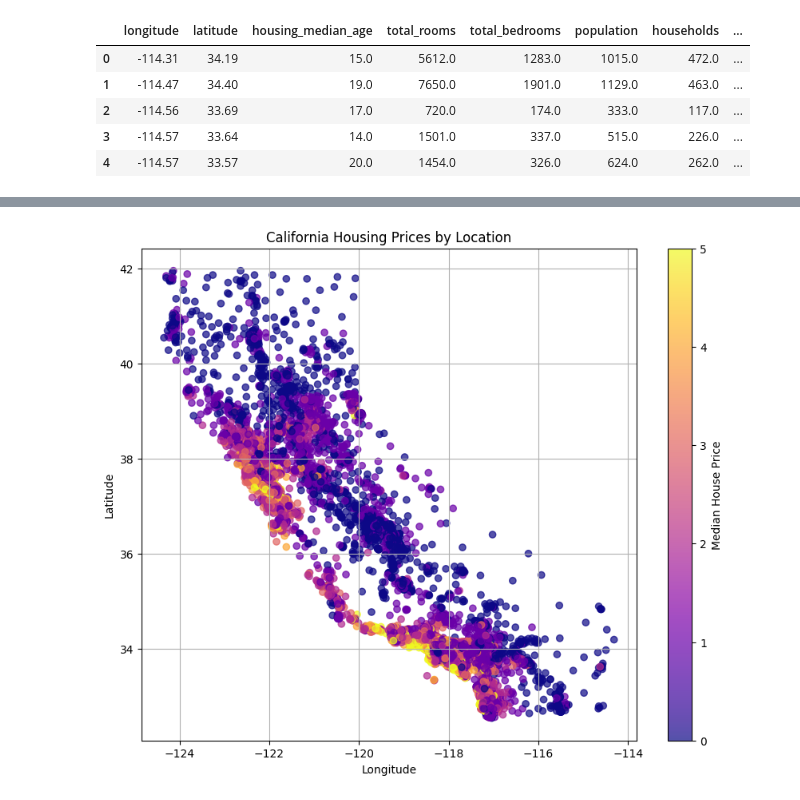
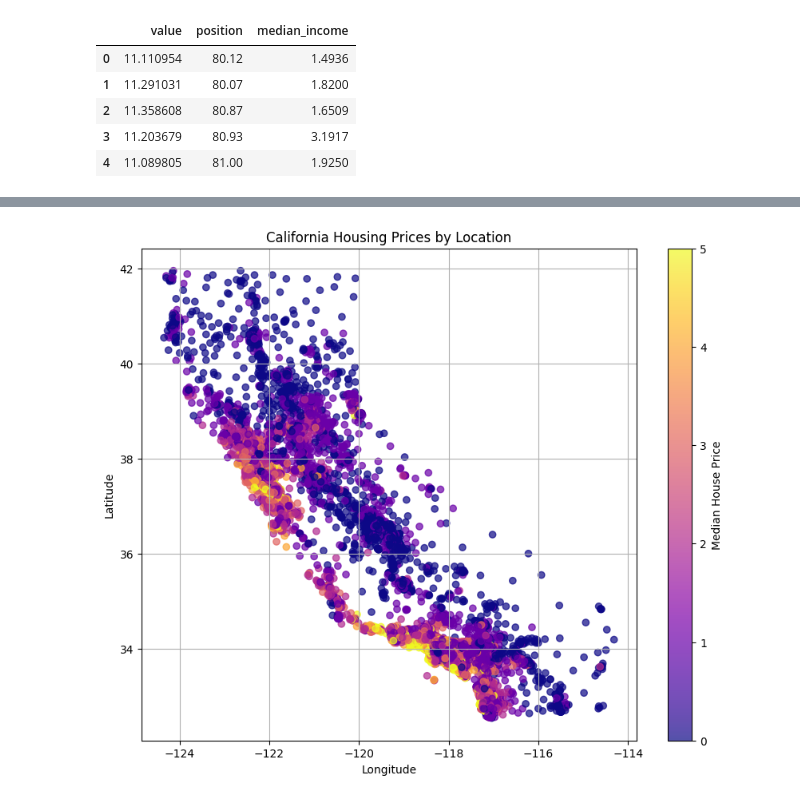
Before and after one commit to SebastianDixon/BayesianNN_Y3, a Jupyter notebook: MLAI_EDA.ipynb, the cells around one changed output, grey strips where cells are left out. Cells and saved outputs as stored; diff of their text form; code cells hidden in the pictures.

```diff
--- a/MLAI_EDA.ipynb
+++ b/MLAI_EDA.ipynb
@@ -6,13 +6,17 @@ import seaborn as sns
 # %%
 train = pd.read_csv("/content/sample_data/california_housing_train.csv")
 test = pd.read_csv("/content/sample_data/california_housing_test.csv")
 
 df = pd.concat([train, test])
-df.head()
+
+df['position'] = np.sqrt((df['longitude'] + df['latitude'])*(df['longitude'] + df['latitude']))
+df['value'] = np.log(df['median_house_value'])
+
+newdf = df[["value", "position", "median_income"]]
 # %% [output]
-|  | longitude | latitude | housing_median_age | total_rooms | total_bedrooms | population | households | ... |
-| 0 | -114.31 | 34.19 | 15.0 | 5612.0 | 1283.0 | 1015.0 | 472.0 | ... |
-| 1 | -114.47 | 34.40 | 19.0 | 7650.0 | 1901.0 | 1129.0 | 463.0 | ... |
-| 2 | -114.56 | 33.69 | 17.0 | 720.0 | 174.0 | 333.0 | 117.0 | ... |
-| 3 | -114.57 | 33.64 | 14.0 | 1501.0 | 337.0 | 515.0 | 226.0 | ... |
-| 4 | -114.57 | 33.57 | 20.0 | 1454.0 | 326.0 | 624.0 | 262.0 | ... |
+|  | value | position | median_income |
+| 0 | 11.110954 | 80.12 | 1.4936 |
+| 1 | 11.291031 | 80.07 | 1.8200 |
+| 2 | 11.358608 | 80.87 | 1.6509 |
+| 3 | 11.203679 | 80.93 | 3.1917 |
+| 4 | 11.089805 | 81.00 | 1.9250 |
```
Also changed, not shown: parts of 15 cells of this notebook, 2 other files.
